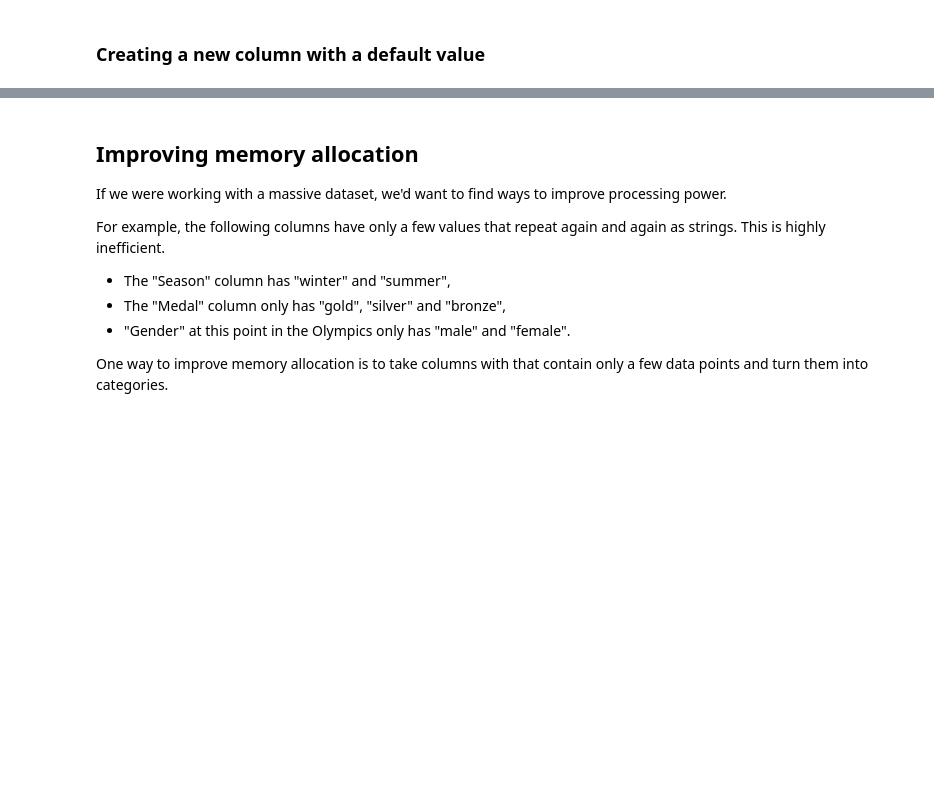
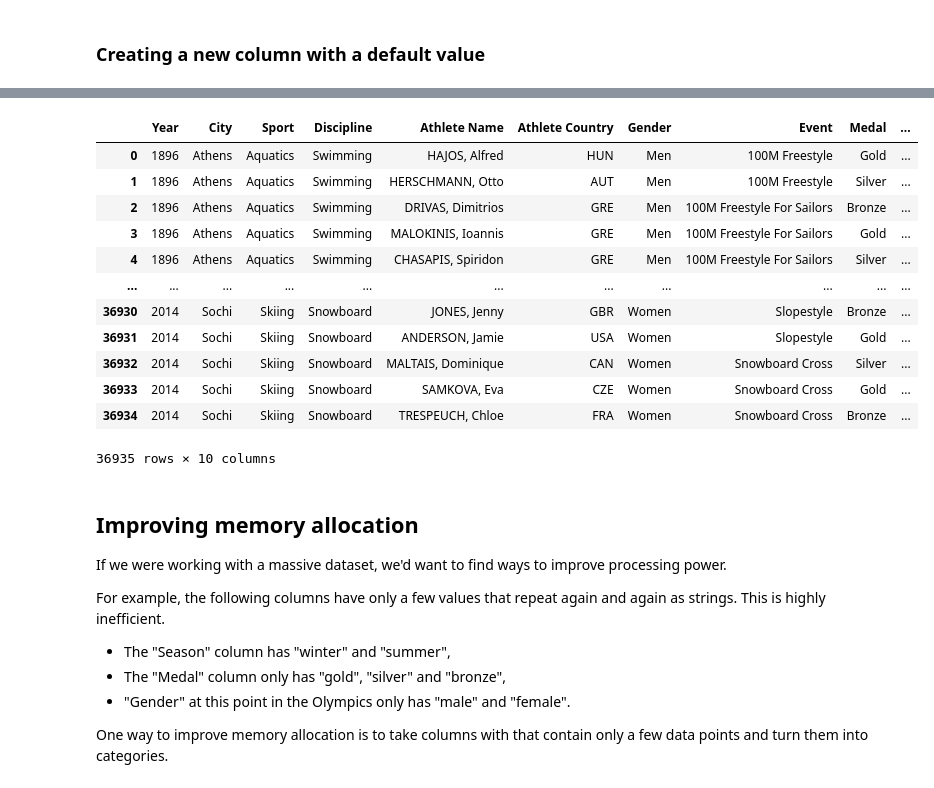
Before and after one commit to arubybonilla/2023-spring-data-journalism, a Jupyter notebook: wk04-sorting,filtering,subsetting-DEMO.ipynb, the cells around one changed output, grey strips where cells are left out. Cells and saved outputs as stored; diff of their text form; code cells hidden in the pictures; blank space fills up the shorter version.

Commit message:
concat

```diff
--- a/wk04-sorting,filtering,subsetting-DEMO.ipynb
+++ b/wk04-sorting,filtering,subsetting-DEMO.ipynb
@@ -255,5 +360,20 @@ memory usage: 135.4+ KB
 # %%
-## join winter and summer dataframes together into a dataframe called oly
+## join winter and summer dataframes together into a dataframe called df
+pd.concat([dfs,dfw], ignore_index = True)
+# %% [output]
+|  | Year | City | Sport | Discipline | Athlete Name | Athlete Country | Gender | Event | Medal | ... |
+| 0 | 1896 | Athens | Aquatics | Swimming | HAJOS, Alfred | HUN | Men | 100M Freestyle | Gold | ... |
+| 1 | 1896 | Athens | Aquatics | Swimming | HERSCHMANN, Otto | AUT | Men | 100M Freestyle | Silver | ... |
+| 2 | 1896 | Athens | Aquatics | Swimming | DRIVAS, Dimitrios | GRE | Men | 100M Freestyle For Sailors | Bronze | ... |
+| 3 | 1896 | Athens | Aquatics | Swimming | MALOKINIS, Ioannis | GRE | Men | 100M Freestyle For Sailors | Gold | ... |
+| 4 | 1896 | Athens | Aquatics | Swimming | CHASAPIS, Spiridon | GRE | Men | 100M Freestyle For Sailors | Silver | ... |
+| ... | ... | ... | ... | ... | ... | ... | ... | ... | ... | ... |
+| 36930 | 2014 | Sochi | Skiing | Snowboard | JONES, Jenny | GBR | Women | Slopestyle | Bronze | ... |
+| 36931 | 2014 | Sochi | Skiing | Snowboard | ANDERSON, Jamie | USA | Women | Slopestyle | Gold | ... |
+| 36932 | 2014 | Sochi | Skiing | Snowboard | MALTAIS, Dominique | CAN | Women | Snowboard Cross | Silver | ... |
+| 36933 | 2014 | Sochi | Skiing | Snowboard | SAMKOVA, Eva | CZE | Women | Snowboard Cross | Gold | ... |
+| 36934 | 2014 | Sochi | Skiing | Snowboard | TRESPEUCH, Chloe | FRA | Women | Snowboard Cross | Bronze | ... |
+36935 rows × 10 columns
 # %%
 ### confirm that you have the correct number of rows after the join.
 ### you can scroll up to count the number of entries in oly_w and oly_s.
```
Also changed, not shown: parts of 11 cells of this notebook.
